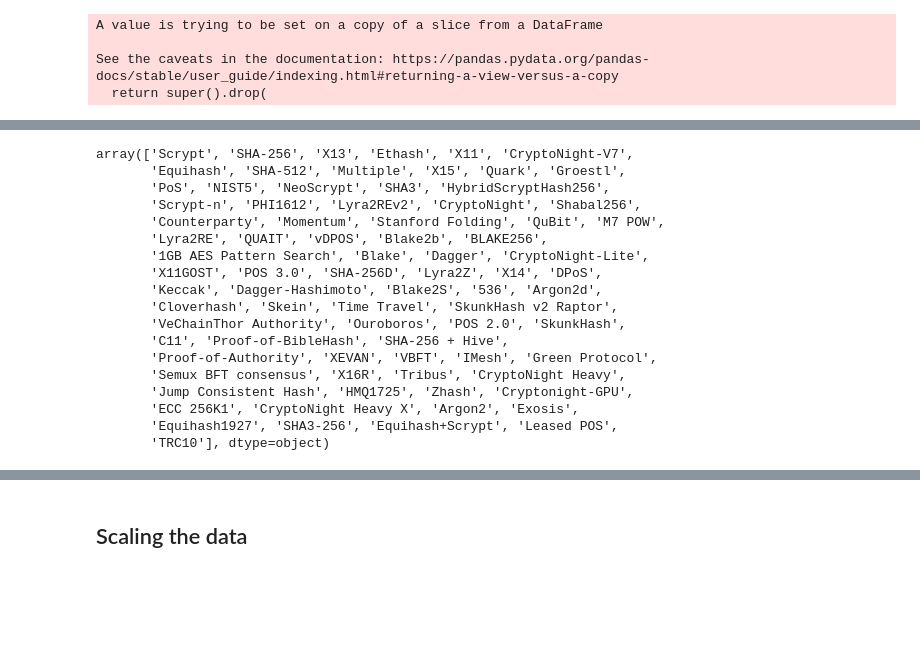
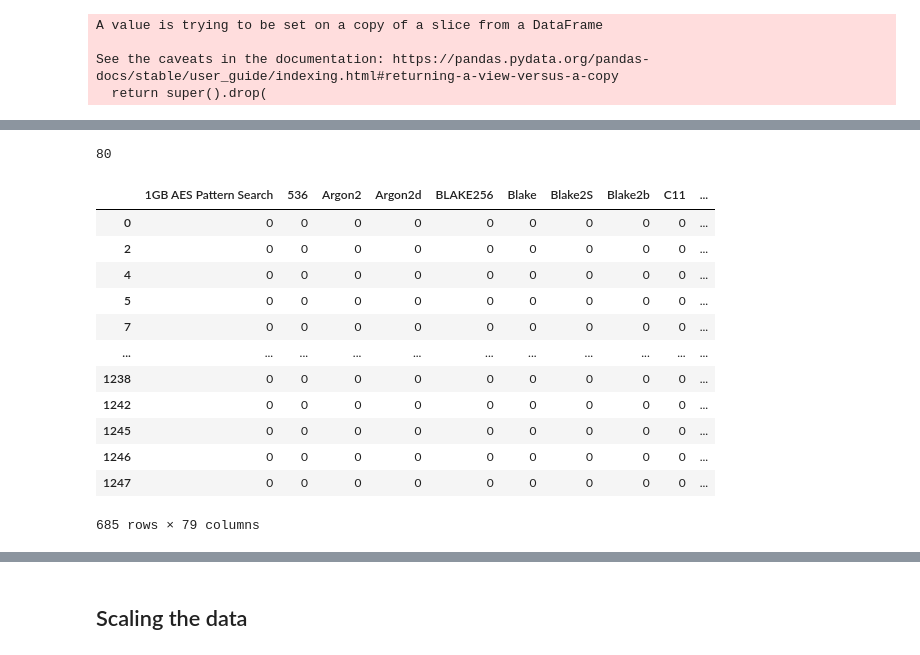
Before and after one commit to benmxnguyen/unsupervised-ml-challenge, a Jupyter notebook: unsupervised_ml_hw.ipynb, the cells around one changed output, grey strips where cells are left out. Drawn from its saved outputs; the diff is of its cells as text; code cells hidden in the pictures; blank space fills up the shorter version.

```diff
--- a/unsupervised_ml_hw.ipynb
+++ b/unsupervised_ml_hw.ipynb
@@ -60,23 +60,24 @@ filtered_crypto_df
 # %%
-filtered_crypto_df['Algorithm'].unique()
+filtered_crypto_df['Algorithm'].nunique()
 # %% [output]
-array(['Scrypt', 'SHA-256', 'X13', 'Ethash', 'X11', 'CryptoNight-V7',
-       'Equihash', 'SHA-512', 'Multiple', 'X15', 'Quark', 'Groestl',
-       'PoS', 'NIST5', 'NeoScrypt', 'SHA3', 'HybridScryptHash256',
-       'Scrypt-n', 'PHI1612', 'Lyra2REv2', 'CryptoNight', 'Shabal256',
-       'Counterparty', 'Momentum', 'Stanford Folding', 'QuBit', 'M7 POW',
-       'Lyra2RE', 'QUAIT', 'vDPOS', 'Blake2b', 'BLAKE256',
-       '1GB AES Pattern Search', 'Blake', 'Dagger', 'CryptoNight-Lite',
-       'X11GOST', 'POS 3.0', 'SHA-256D', 'Lyra2Z', 'X14', 'DPoS',
-       'Keccak', 'Dagger-Hashimoto', 'Blake2S', '536', 'Argon2d',
-       'Cloverhash', 'Skein', 'Time Travel', 'SkunkHash v2 Raptor',
-       'VeChainThor Authority', 'Ouroboros', 'POS 2.0', 'SkunkHash',
-       'C11', 'Proof-of-BibleHash', 'SHA-256 + Hive',
-       'Proof-of-Authority', 'XEVAN', 'VBFT', 'IMesh', 'Green Protocol',
-       'Semux BFT consensus', 'X16R', 'Tribus', 'CryptoNight Heavy',
-       'Jump Consistent Hash', 'HMQ1725', 'Zhash', 'Cryptonight-GPU',
-       'ECC 256K1', 'CryptoNight Heavy X', 'Argon2', 'Exosis',
-       'Equihash1927', 'SHA3-256', 'Equihash+Scrypt', 'Leased POS',
-       'TRC10'], dtype=object)
+80
 # %%
-filtered_crypto_df_dummies = pd.get_dummies(filtered_crypto_df)
+algorithm_dummies = pd.get_dummies(filtered_crypto_df['Algorithm'])
+# %%
+algorithm_dummies = algorithm_dummies.iloc[: , :-1]
+# %%
+algorithm_dummies
+# %% [output]
+|  | 1GB AES Pattern Search | 536 | Argon2 | Argon2d | BLAKE256 | Blake | Blake2S | Blake2b | C11 | ... |
+| 0 | 0 | 0 | 0 | 0 | 0 | 0 | 0 | 0 | 0 | ... |
+| 2 | 0 | 0 | 0 | 0 | 0 | 0 | 0 | 0 | 0 | ... |
+| 4 | 0 | 0 | 0 | 0 | 0 | 0 | 0 | 0 | 0 | ... |
+| 5 | 0 | 0 | 0 | 0 | 0 | 0 | 0 | 0 | 0 | ... |
+| 7 | 0 | 0 | 0 | 0 | 0 | 0 | 0 | 0 | 0 | ... |
+| ... | ... | ... | ... | ... | ... | ... | ... | ... | ... | ... |
+| 1238 | 0 | 0 | 0 | 0 | 0 | 0 | 0 | 0 | 0 | ... |
+| 1242 | 0 | 0 | 0 | 0 | 0 | 0 | 0 | 0 | 0 | ... |
+| 1245 | 0 | 0 | 0 | 0 | 0 | 0 | 0 | 0 | 0 | ... |
+| 1246 | 0 | 0 | 0 | 0 | 0 | 0 | 0 | 0 | 0 | ... |
+| 1247 | 0 | 0 | 0 | 0 | 0 | 0 | 0 | 0 | 0 | ... |
+685 rows × 79 columns
```
Also changed, not shown: parts of 18 cells of this notebook.
